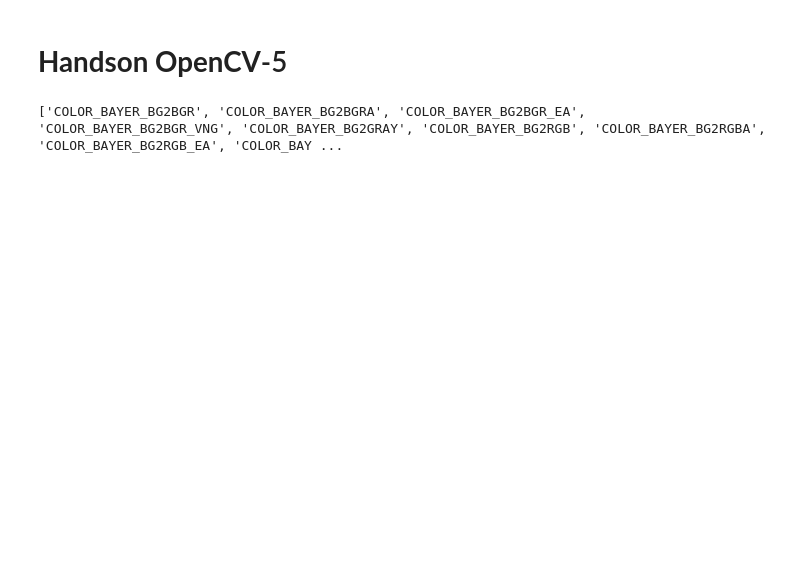
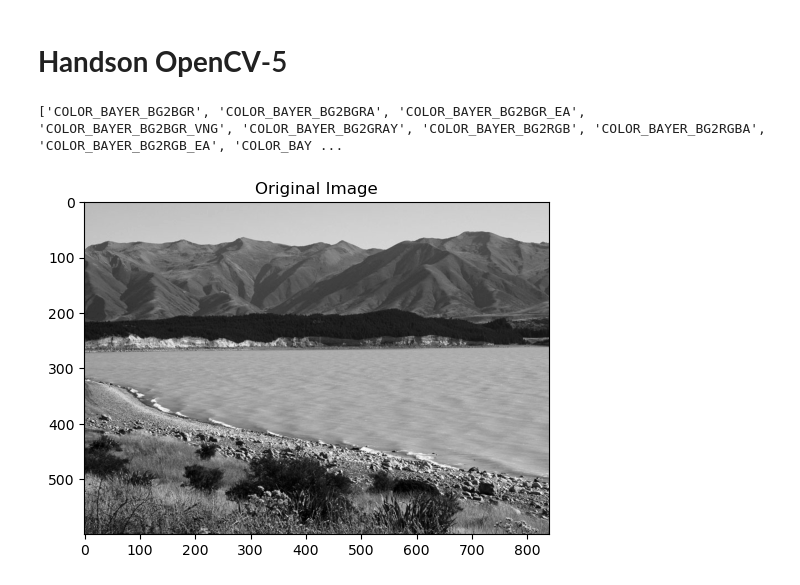
Before and after one commit to pra-sh-ant/Learning-OpenCV, a Jupyter notebook: Handson-5.ipynb, the cells around one changed output. Cells and saved outputs as stored; diff of their text form; code cells hidden in the pictures; blank space fills up the shorter version.

```diff
--- a/Handson-5.ipynb
+++ b/Handson-5.ipynb
@@ -126,0 +133,82 @@ cv2.destroyAllWindows()
+# %%
+import cv2
+import numpy as np
+import matplotlib.pyplot as plt
+
+# Load the image
+img = cv2.imread('New_Zealand_Lake.jpg', cv2.IMREAD_GRAYSCALE)
+
+# Display the original image
+plt.figure(figsize=(6, 6))
+plt.imshow(img, cmap='gray')
+plt.title('Original Image')
+plt.show()
+
+# Calculate the histogram of the original image
+hist = cv2.calcHist([img], [0], None, [256], [0,256])
+
+# Display the histogram of the original image
+plt.figure(figsize=(6, 6))
+plt.plot(hist)
+plt.title('Histogram of Original Image')
+plt.show()
+
+# Calculate the dimensions of the sub-images
+height, width = img.shape
+sub_img_height = height // 4
+sub_img_width = width // 4
+
+# Create a list to hold the sub-images and their histograms
+sub_images = []
+histograms = []
+
+for i in range(4):
+    for j in range(4):
+        # Extract the sub-image
+        sub_img = img[i*sub_img_height:(i+1)*sub_img_height, j*sub_img_width:(j+1)*sub_img_width]
+        sub_images.append(sub_img)
+
+        # Calculate and store the histogram
+        hist = cv2.calcHist([sub_img], [0], None, [256], [0,256])
+        histograms.append(hist)
+
+# Equalize the histograms of the sub-images
+equalized_sub_images = [cv2.equalizeHist(img) for img in sub_images]
+
+# Plot the original sub-images, histograms and equalized sub-images in a 4x4 grid
+fig, axs = plt.subplots(12, 4, figsize=(15, 30))
+
+for i in range(4):
+    for j in range(4):
+        # Plot the original sub-image
+        axs[3*i, j].imshow(sub_images[4*i+j], cmap='gray')
+        axs[3*i, j].set_title(f'Original Sub-Image {4*i+j+1}')
+
+        # Plot the histogram
+        axs[3*i+1, j].plot(histograms[4*i+j])
+        axs[3*i+1, j].set_title(f'Histogram of Sub-Image {4*i+j+1}')
+
+        # Plot the equalized sub-image
+        axs[3*i+2, j].imshow(equalized_sub_images[4*i+j], cmap='gray')
+        axs[3*i+2, j].set_title(f'Equalized Sub-Image {4*i+j+1}')
+
+plt.tight_layout()
+plt.show()
+
+# Join the equalized sub-images back together
+equalized_img = np.block([[equalized_sub_images[4*i+j] for j in range(4)] for i in range(4)])
+
+# Equalize the histogram of the original image
+equalized_original_img = cv2.equalizeHist(img)
+
+# Compare the two images using matplotlib
+plt.figure(figsize=(12, 6))
+plt.subplot(1, 2, 1)
+plt.imshow(equalized_img, cmap='gray')
+plt.title('Joined Equalized Sub-Images')
+plt.subplot(1, 2, 2)
+plt.imshow(equalized_original_img, cmap='gray')
+plt.title('Equalized Original Image')
+plt.show()
+# %% [output]
+[figure, added]
```
Also changed, not shown: parts of 3 cells of this notebook.
